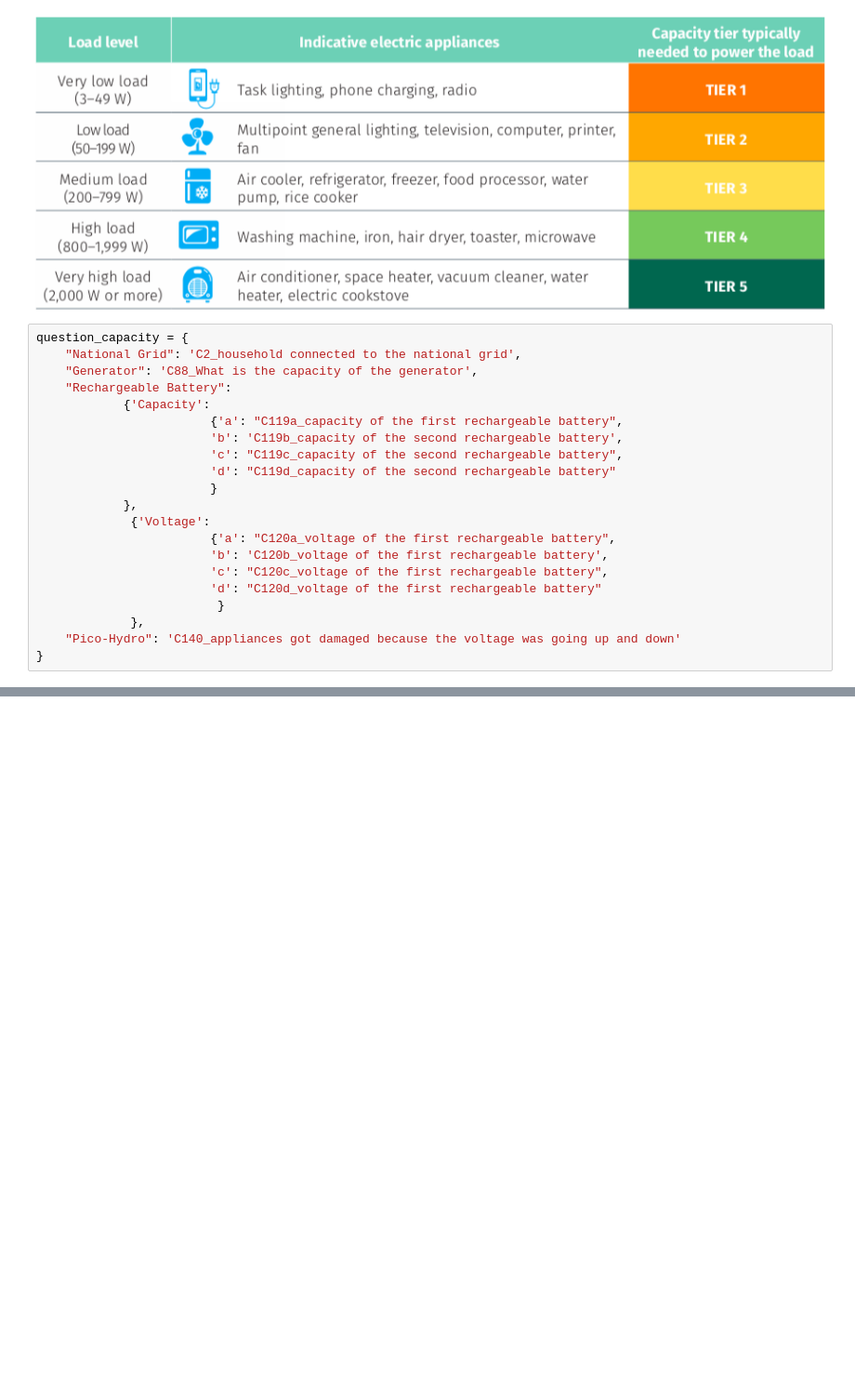
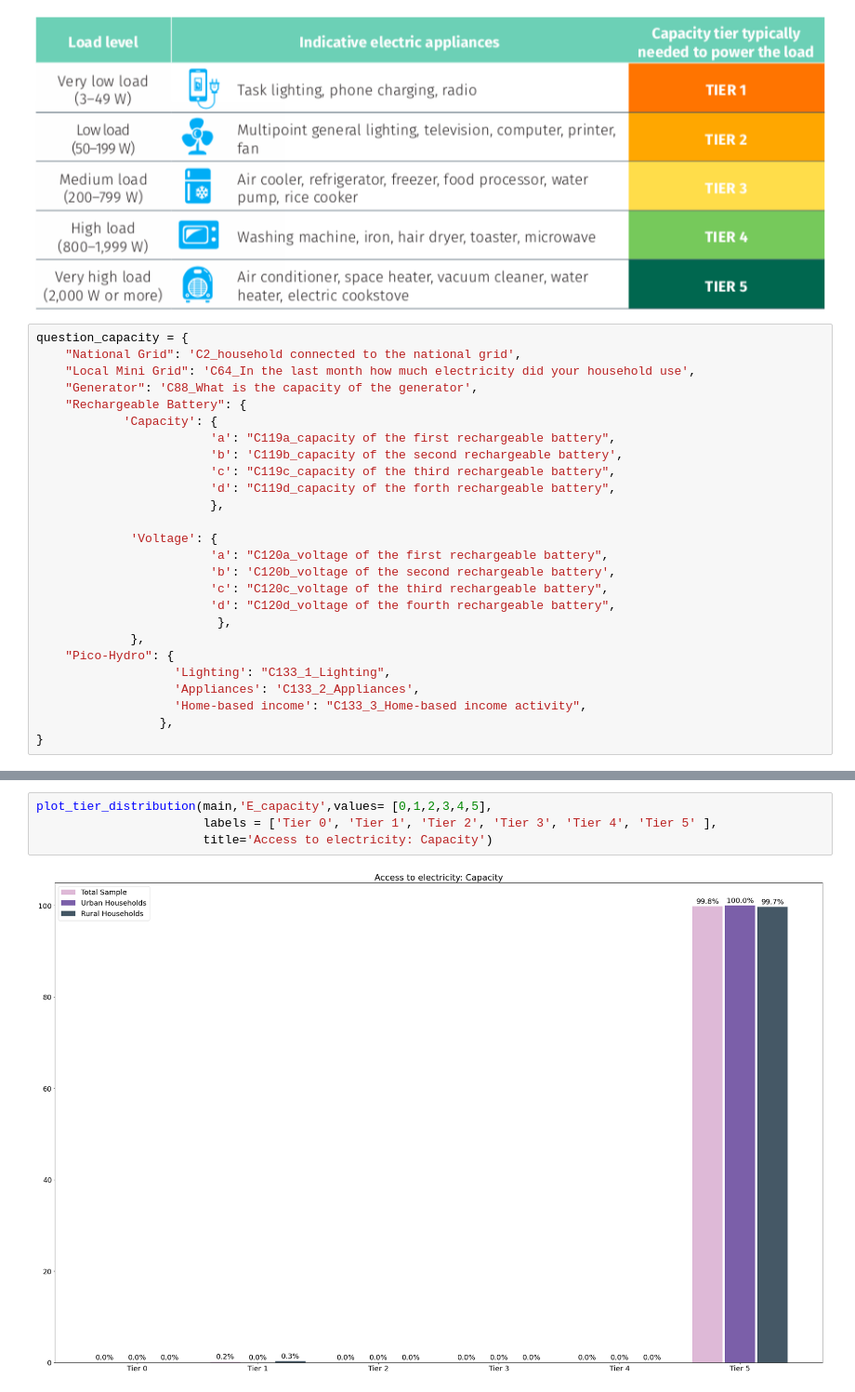
Before and after one commit to alfonsocaiazzo/esmap-mtf-data, a Jupyter notebook: mtf-book/rwanda/mtf_electricity.ipynb, the cells around one changed output, grey strips where cells are left out. Shown at 93% size. Saved outputs shown, nothing was run; the diff lists cells and outputs as text; blank space fills up the shorter version.

```diff
--- a/mtf-book/rwanda/mtf_electricity.ipynb
+++ b/mtf-book/rwanda/mtf_electricity.ipynb
@@ -429,21 +482,26 @@ Image('../images/capacity_tiers.png')
 # %%
 question_capacity = {
     "National Grid": 'C2_household connected to the national grid',
+    "Local Mini Grid": 'C64_In the last month how much electricity did your household use',
     "Generator": 'C88_What is the capacity of the generator',
-    "Rechargeable Battery":
-            {'Capacity':
-                        {'a': "C119a_capacity of the first rechargeable battery",
+    "Rechargeable Battery": {
+            'Capacity': {
+                        'a': "C119a_capacity of the first rechargeable battery",
                         'b': 'C119b_capacity of the second rechargeable battery',
-                        'c': "C119c_capacity of the second rechargeable battery",
-                        'd': "C119d_capacity of the second rechargeable battery"
-                        }
-            },
-             {'Voltage':
-                        {'a': "C120a_voltage of the first rechargeable battery",
-                        'b': 'C120b_voltage of the first rechargeable battery',
-                        'c': "C120c_voltage of the first rechargeable battery",
-                        'd': "C120d_voltage of the first rechargeable battery"
-                         }
+                        'c': "C119c_capacity of the third rechargeable battery",
+                        'd': "C119d_capacity of the forth rechargeable battery",
+                        },
+
+             'Voltage': {
+                        'a': "C120a_voltage of the first rechargeable battery",
+                        'b': 'C120b_voltage of the second rechargeable battery',
+                        'c': "C120c_voltage of the third rechargeable battery",
+                        'd': "C120d_voltage of the fourth rechargeable battery",
+                         },
              },
-    "Pico-Hydro": 'C140_appliances got damaged because the voltage was going up and down'
+    "Pico-Hydro": {
+                   'Lighting': "C133_1_Lighting",
+                   'Appliances': 'C133_2_Appliances',
+                   'Home-based income': "C133_3_Home-based income activity",
+                 },
 }
@@ -453,0 +583,6 @@ SyntaxError: invalid syntax (<ipython-input-17-16fa47374906>, line 18)
+# %%
+plot_tier_distribution(main,'E_capacity',values= [0,1,2,3,4,5],
+                       labels = ['Tier 0', 'Tier 1', 'Tier 2', 'Tier 3', 'Tier 4', 'Tier 5' ],
+                       title='Access to electricity: Capacity')
+# %% [output]
+[figure, added]
```
Also changed, not shown: parts of 7 cells of this notebook.
